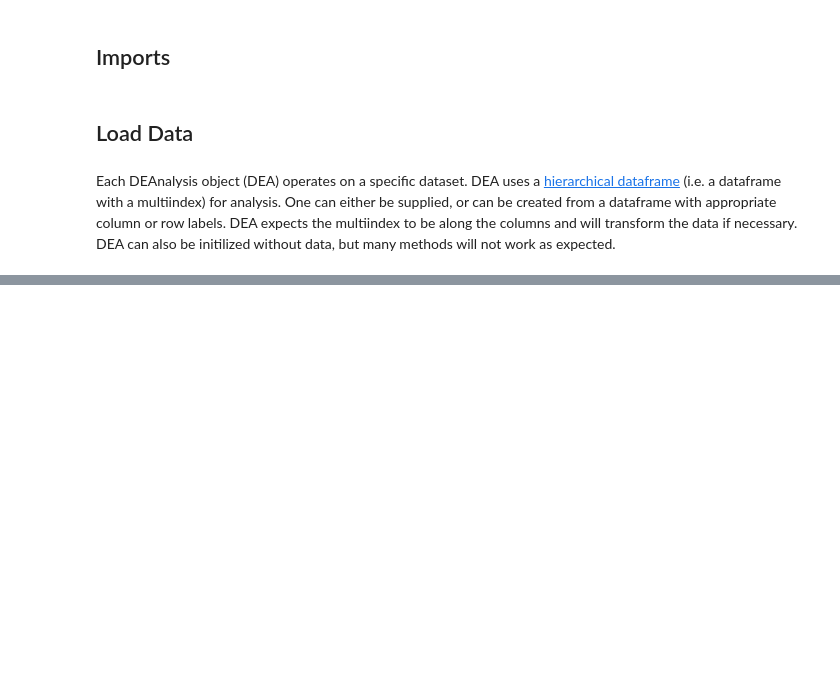
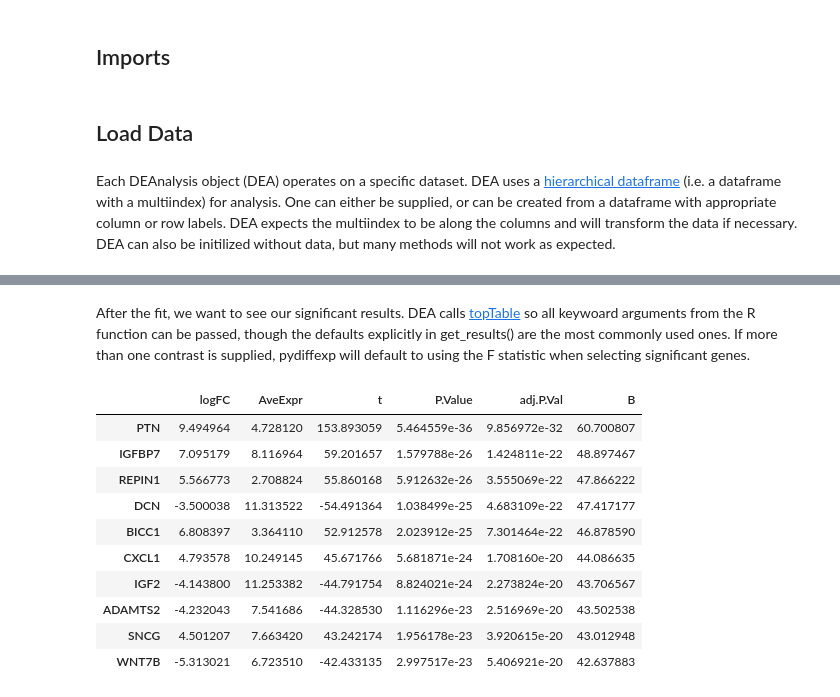
Before and after one commit to justinfinkle/diffexpy, a Jupyter notebook: ipynb/example_diffexp.ipynb, the cells around one changed output, grey strips where cells are left out. Saved outputs shown, nothing was run; the diff lists cells and outputs as text; code cells hidden in the pictures; blank space fills up the shorter version.

```diff
--- a/ipynb/example_diffexp.ipynb
+++ b/ipynb/example_diffexp.ipynb
@@ -28,5 +102,4 @@ c_dict = {'Diff0': "(KO_15-KO_0)-(WT_15-WT_0)", 'Diff15': "(KO_60-KO_15)-(WT_60-
           'Diff60': "(KO_120-KO_60)-(WT_120-WT_60)", 'Diff120': "(KO_240-KO_120)-(WT_240-WT_120)"}
 c_list = ["KO_15-KO_0", "KO_60-KO_15", "KO_120-KO_60", "KO_240-KO_120"]
 c_string = "KO_0-WT_0"
-dea.fit(c_dict)
-print(dea.get_results())
+dea.fit(c_string)
@@ -32,0 +126,16 @@ print(dea.get_results())
+# %% [markdown]
+After the fit, we want to see our significant results. DEA calls <a href="http://web.mit.edu/~r/current/arch/i386_linux26/lib/R/library/limma/html/toptable.html"> topTable</a> so all keywoard arguments from the R function can be passed, though the defaults explicitly in get_results() are the most commonly used ones. If more than one contrast is supplied, pydiffexp will default to using the F statistic when selecting significant genes.
+# %%
+dea.get_results(p_value=0.01, n=10)
+# %% [output]
+|  | logFC | AveExpr | t | P.Value | adj.P.Val | B |
+| PTN | 9.494964 | 4.728120 | 153.893059 | 5.464559e-36 | 9.856972e-32 | 60.700807 |
+| IGFBP7 | 7.095179 | 8.116964 | 59.201657 | 1.579788e-26 | 1.424811e-22 | 48.897467 |
+| REPIN1 | 5.566773 | 2.708824 | 55.860168 | 5.912632e-26 | 3.555069e-22 | 47.866222 |
+| DCN | -3.500038 | 11.313522 | -54.491364 | 1.038499e-25 | 4.683109e-22 | 47.417177 |
+| BICC1 | 6.808397 | 3.364110 | 52.912578 | 2.023912e-25 | 7.301464e-22 | 46.878590 |
+| CXCL1 | 4.793578 | 10.249145 | 45.671766 | 5.681871e-24 | 1.708160e-20 | 44.086635 |
+| IGF2 | -4.143800 | 11.253382 | -44.791754 | 8.824021e-24 | 2.273824e-20 | 43.706567 |
+| ADAMTS2 | -4.232043 | 7.541686 | -44.328530 | 1.116296e-23 | 2.516969e-20 | 43.502538 |
+| SNCG | 4.501207 | 7.663420 | 43.242174 | 1.956178e-23 | 3.920615e-20 | 43.012948 |
+| WNT7B | -5.313021 | 6.723510 | -42.433135 | 2.997517e-23 | 5.406921e-20 | 42.637883 |
```
Also changed, not shown: parts of 13 cells of this notebook.
